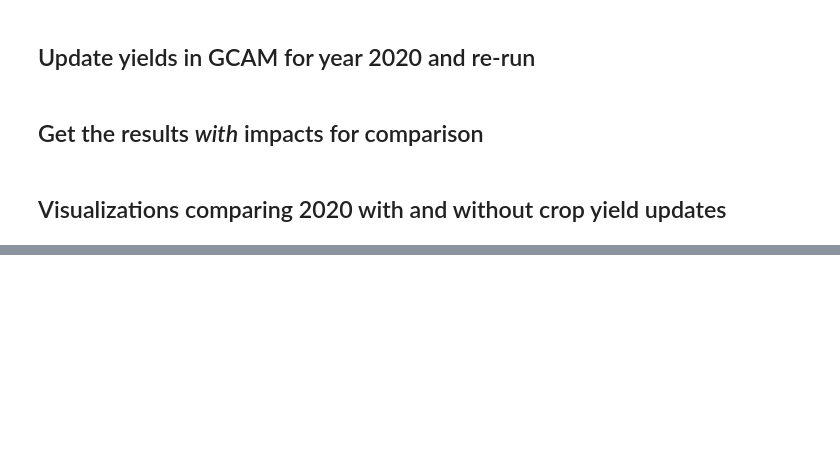
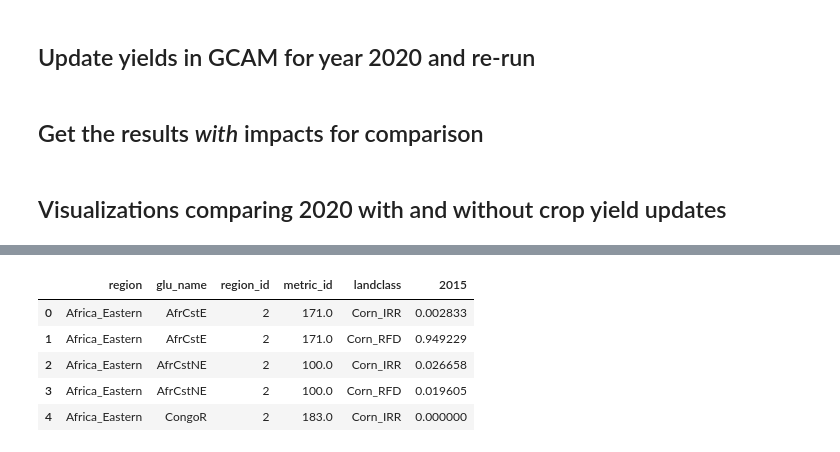
Before and after one commit to JGCRI/gcam_demeter_clinic, a Jupyter notebook: notebooks/gcam_demeter_demo.ipynb, the cells around one changed output, grey strips where cells are left out. Cells and saved outputs as stored; diff of their text form; code cells hidden in the pictures; blank space fills up the shorter version.

```diff
--- a/notebooks/gcam_demeter_demo.ipynb
+++ b/notebooks/gcam_demeter_demo.ipynb
@@ -311,0 +425,15 @@ dom_price_comp = bar_diff(dom_prices_diff, "diff_rel")
+# %%
+corn_prod = production.query('sector == "Corn"')
+#prod_formater = demeter.FormatGcamDataFrame(corn_prod, start_year=2015, through_year=2015)
+#prod_formater.GCAM_LANDALLOC_FIELD = 'physical-output'
+#prod_formater.GCAM_NODES_FIELD = 'technology'
+#prod_plotdf = prod_formater.format_land_data()
+prod_plotdf = demeter.format_gcam_data(df=corn_prod, start_year=2015, through_year=2015, gcam_landalloc_field="physical-output", gcam_nodes_field="technology")
+prod_plotdf.head()
+# %% [output]
+|  | region | glu_name | region_id | metric_id | landclass | 2015 |
+| 0 | Africa_Eastern | AfrCstE | 2 | 171.0 | Corn_IRR | 0.002833 |
+| 1 | Africa_Eastern | AfrCstE | 2 | 171.0 | Corn_RFD | 0.949229 |
+| 2 | Africa_Eastern | AfrCstNE | 2 | 100.0 | Corn_IRR | 0.026658 |
+| 3 | Africa_Eastern | AfrCstNE | 2 | 100.0 | Corn_RFD | 0.019605 |
+| 4 | Africa_Eastern | CongoR | 2 | 183.0 | Corn_IRR | 0.000000 |
```
Also changed, not shown: parts of 19 cells of this notebook.
